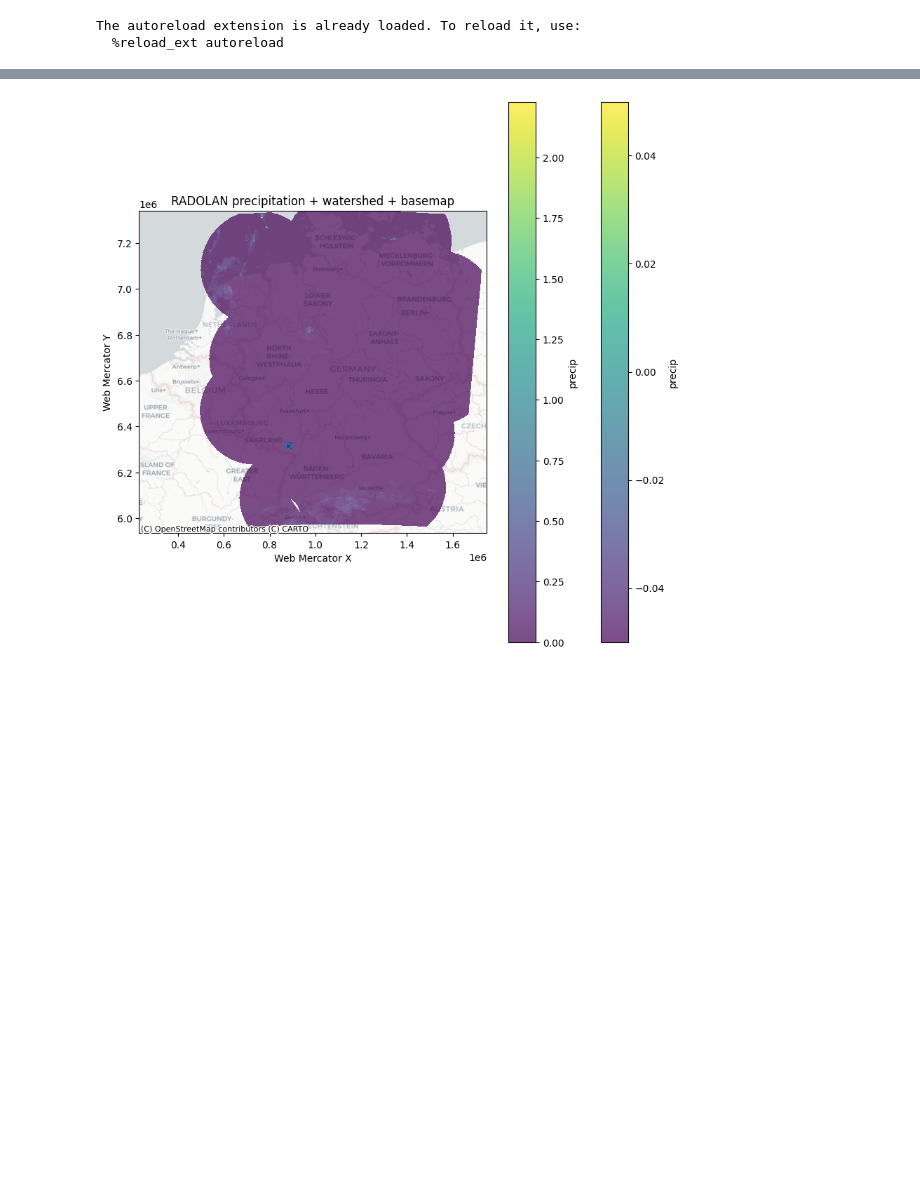
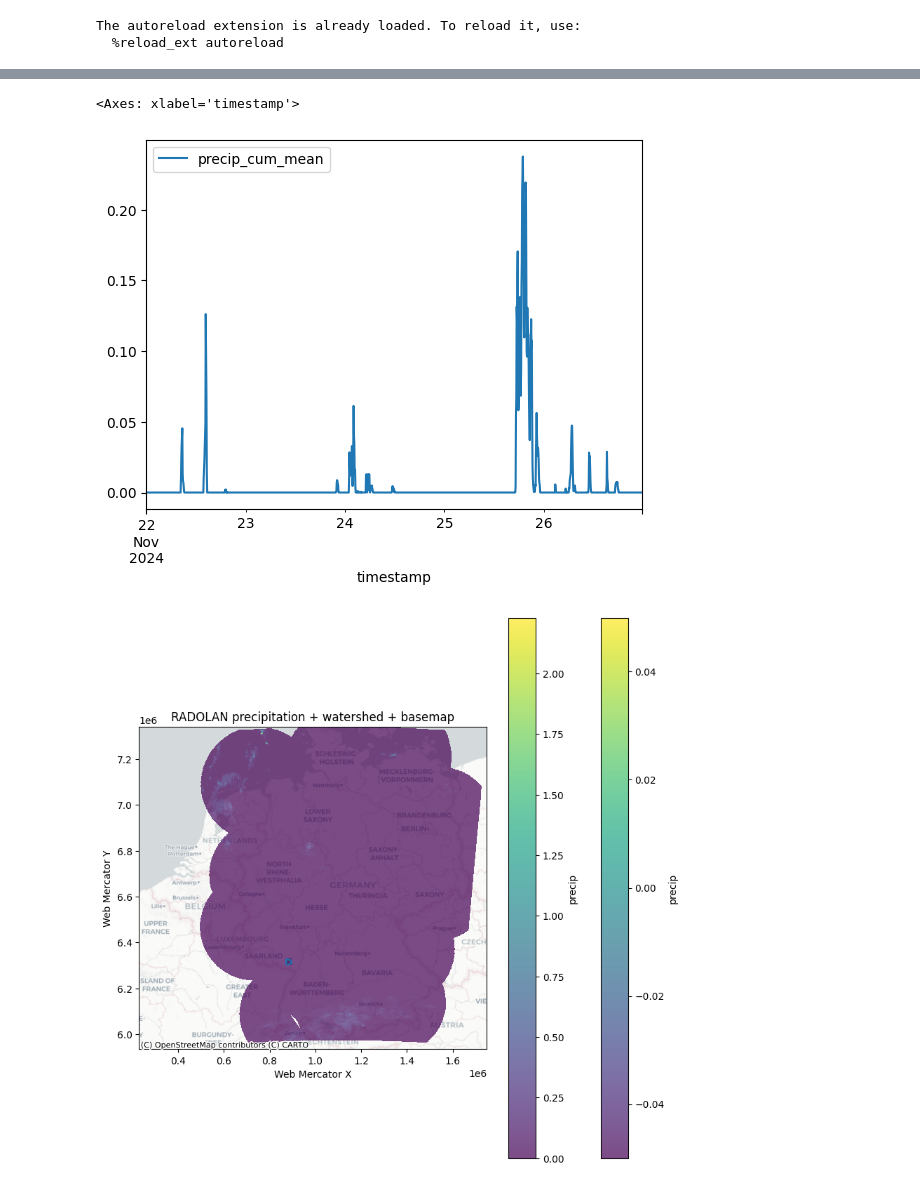
Before and after one commit to danielsehr/pred-Q-ueich, a Jupyter notebook: temp.ipynb, the cells around one changed output, grey strips where cells are left out. Cells and saved outputs as stored; diff of their text form; code cells hidden in the pictures; blank space fills up the shorter version.

Commit message:
add: function for extracting timeseries from radolan xarrays

```diff
--- a/temp.ipynb
+++ b/temp.ipynb
@@ -343,17 +347,33 @@ from jobs.radolan.process_radolan import radolan_to_xarray, clip_to_catchment
 # %%
+from tqdm import tqdm
+
 file_paths = [p for p in Path(RADOLAN_DECOMPRESSED_DIR).rglob("*--bin")]
-file_path = file_paths[1]
 
-data_xr = radolan_to_xarray(file_path=file_path)
 
 catchment = gpd.read_file("data/catchment/catchment_queich_siebeldingen.gpkg")
-
 clip_crs = data_xr.rio.crs
 
-precip_clipped = clip_to_catchment(
-    dataset=data_xr,
-    catchment=catchment,
-    crs=clip_crs
-    )
+rows = []
 
-precip_clipped.plot()
+for file_path in tqdm(file_paths):
+
+    data_xr = radolan_to_xarray(file_path=file_path)
+
+    clip_crs = data_xr.rio.crs
+
+    precip_clipped = clip_to_catchment(
+        dataset=data_xr,
+        catchment=catchment,
+        crs=clip_crs
+        )
+
+    observed_time = pd.to_datetime(precip_clipped.time.item())
+    precip_mean = float(precip_clipped.mean())
+
+    rows.append({
+        "timestamp": observed_time,
+        "precip_cum_mean": precip_mean
+        })
+
+df = pd.DataFrame(rows)
+df = df.set_index("timestamp")
@@ -373,3 +395,8 @@ precip_mean
+# %%
+df.plot()
+# %% [output]
+<Axes: xlabel='timestamp'>
+[figure, added]
 # %%
 # --- reproject to Web Mercator for basemap ---
 data_xr_3857 = data_xr.rio.reproject("EPSG:3857")
```
Also changed, not shown: parts of 5 cells of this notebook.
